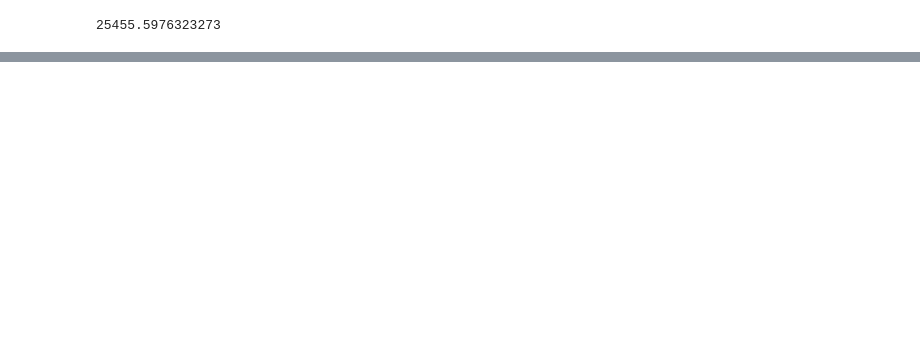
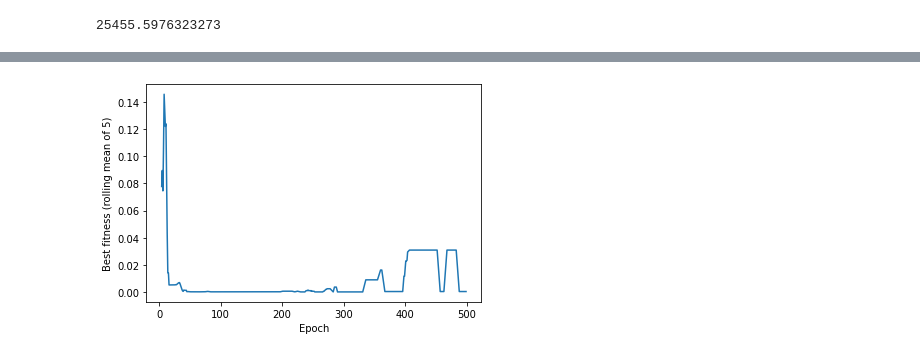
Before and after one commit to Arattel/Fuzzy_genetic_algorithms_implementations, a Jupyter notebook: efga.ipynb, the cells around one changed output, grey strips where cells are left out. Drawn from its saved outputs; the diff is of its cells as text; code cells hidden in the pictures; blank space fills up the shorter version.

```diff
--- a/efga.ipynb
+++ b/efga.ipynb
@@ -30,7 +28,7 @@ import warnings
 warnings.filterwarnings('ignore')
 from tqdm import tqdm
 # %%
-priority_inferencer =  ParamInference(rule_path='src/elegant_fuzzy_genetic_algorithms/rulesets/ruleset_Xrate copy.txt')
+priority_inferencer =  ParamInference(rule_path_param='src/elegant_fuzzy_genetic_algorithms/rulesets/ruleset_params.txt', rule_path_priority='src/elegant_fuzzy_genetic_algorithms/rulesets/ruleset_priorityt.txt')
 priority_inferencer.infer(.025, .045, .7)
 # %% [output]
 {'xRate': 0.5007540322580648,
@@ -70,13 +54,12 @@ Successfully installed line_profiler-4.0.2
 # %%
-def simulation():
-    N = 50
+def simulation(  N = 50, epochs: int =  100):
     params = {'xRate': 0.7,
           'mRate': 0.025,
           'subPopSize': 0.2}
     n_subpop_individuals = np.round(N * params['subPopSize']).astype(int)
 
 
-    genomes = np.random.normal(loc=2, scale=3, size=(N, 5))
+    genomes = np.random.uniform(low=-2000, high=2000, size=(N, 5))
     fitness = np.apply_along_axis(schwefel, 1, genomes)
     worst_initial_fitness = np.max(fitness)
     fitness = fitness / worst_initial_fitness
@@ -84,7 +67,7 @@ def simulation():
     best_fitness = heap[0][2]
     history = []
 
-    for i in tqdm(range(10)):
+    for i in tqdm(range(epochs)):
         # Indices of parents in heap & fitness
         topk = np.arange(n_subpop_individuals)
         subpop_fitness = np.array([heap[topk[i]][2] for i in range(n_subpop_individuals)])
@@ -103,6 +86,10 @@ def simulation():
         np.random.shuffle(crossover_indices)
         parent_1, parent_2 = crossover_indices[::2], crossover_indices[1::2]
         do_crossover = np.random.rand(parent_1.shape[0]) < params['xRate']
+
+        while not do_crossover.any():
+            do_crossover = np.random.rand(parent_1.shape[0]) < params['xRate']
+
 
         # Parent 1 and parent 2 to do crossover
         #
@@ -164,4 +151,8 @@ def simulation():
 
         params = priority_inferencer.infer(bestFitness=best_fitness, avgFitness=avg_fitness, avgFitChange=avg_fit_change)
         print(f'Best solution: {genomes[heap[0][1]]}, fitness: {heap[0][2]}, avg fitness: {cur_avg_fitness}')
-        history.append(cur_avg_fitness)
+        history.append({'best_fitness': schwefel(genomes[heap[0][1]])/worst_initial_fitness, 'avg_fitness': cur_avg_fitness})
+
+
+
+    return pd.DataFrame.from_records(history)
@@ -255,0 +159,2 @@ schwefel(genome=np.array([420.9, 420.9, 420.9, 420.9]))
+# %%
+history = simulation(epochs=500)
@@ -255,0 +263,7 @@ schwefel(genome=np.array([420.9, 420.9, 420.9, 420.9]))
+# %%
+plt.plot(history.best_fitness.rolling(5).mean())
+plt.xlabel('Epoch')
+plt.ylabel('Best fitness (rolling mean of 5)')
+plt.show()
+# %% [output]
+[figure, added]
```
Also changed, not shown: parts of 16 cells of this notebook, 3 other files.
